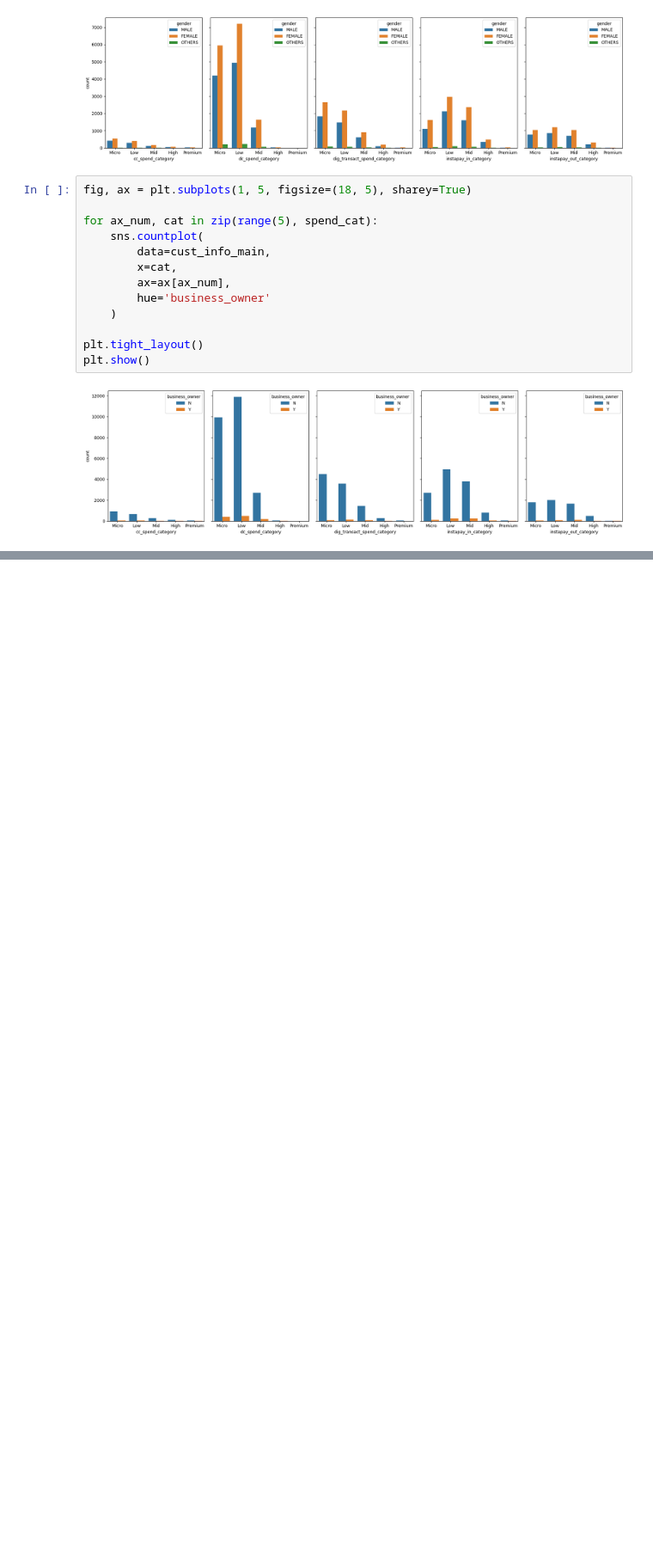
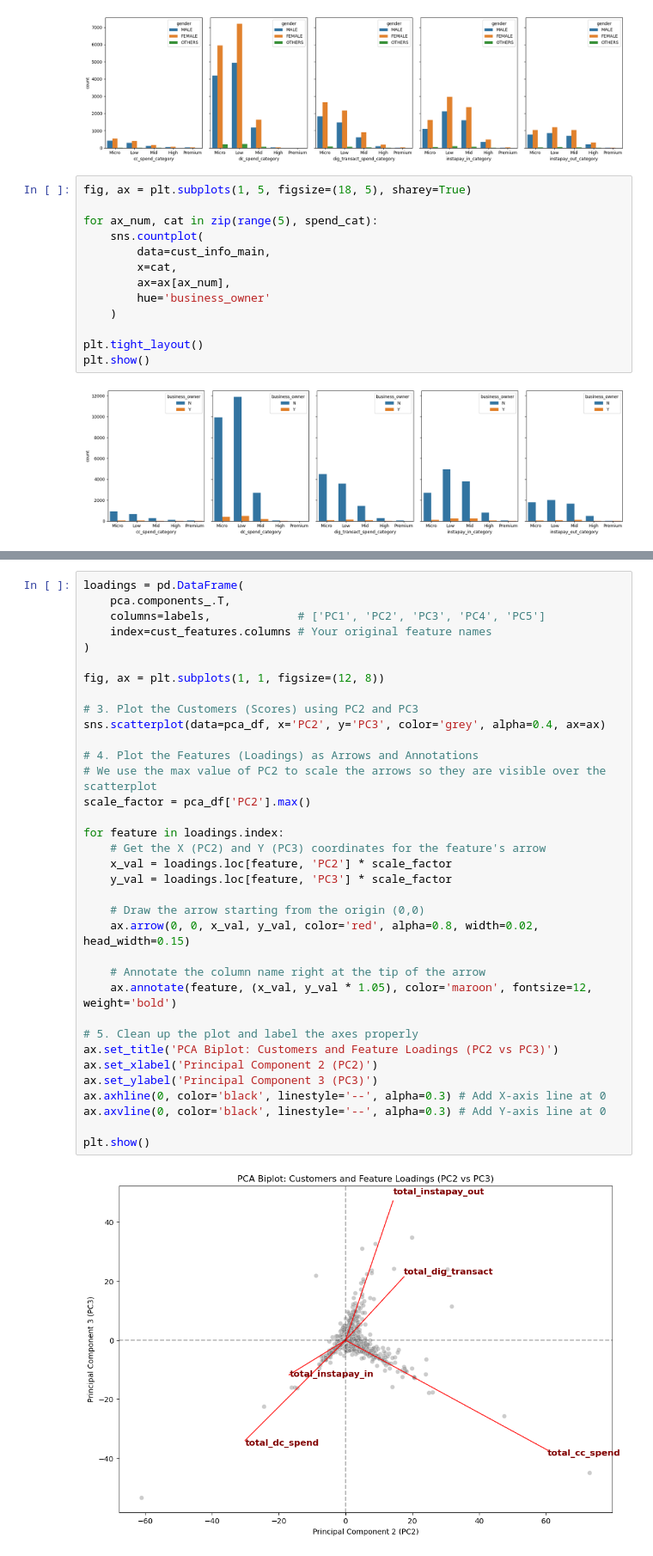
Before and after one commit to drksz/bank-customer-segmentation, a Jupyter notebook: EDA.ipynb, the cells around one changed output, grey strips where cells are left out. Shown at 86% size. Cells and saved outputs as stored; diff of their text form; blank space fills up the shorter version.

```diff
--- a/EDA.ipynb
+++ b/EDA.ipynb
@@ -406,0 +486,37 @@ plt.show()
+# %%
+loadings = pd.DataFrame(
+    pca.components_.T,
+    columns=labels,             # ['PC1', 'PC2', 'PC3', 'PC4', 'PC5']
+    index=cust_features.columns # Your original feature names
+)
+
+fig, ax = plt.subplots(1, 1, figsize=(12, 8))
+
+# 3. Plot the Customers (Scores) using PC2 and PC3
+sns.scatterplot(data=pca_df, x='PC2', y='PC3', color='grey', alpha=0.4, ax=ax)
+
+# 4. Plot the Features (Loadings) as Arrows and Annotations
+# We use the max value of PC2 to scale the arrows so they are visible over the scatterplot
+scale_factor = pca_df['PC2'].max()
+
+for feature in loadings.index:
+    # Get the X (PC2) and Y (PC3) coordinates for the feature's arrow
+    x_val = loadings.loc[feature, 'PC2'] * scale_factor
+    y_val = loadings.loc[feature, 'PC3'] * scale_factor
+
+    # Draw the arrow starting from the origin (0,0)
+    ax.arrow(0, 0, x_val, y_val, color='red', alpha=0.8, width=0.02, head_width=0.15)
+
+    # Annotate the column name right at the tip of the arrow
+    ax.annotate(feature, (x_val, y_val * 1.05), color='maroon', fontsize=12, weight='bold')
+
+# 5. Clean up the plot and label the axes properly
+ax.set_title('PCA Biplot: Customers and Feature Loadings (PC2 vs PC3)')
+ax.set_xlabel('Principal Component 2 (PC2)')
+ax.set_ylabel('Principal Component 3 (PC3)')
+ax.axhline(0, color='black', linestyle='--', alpha=0.3) # Add X-axis line at 0
+ax.axvline(0, color='black', linestyle='--', alpha=0.3) # Add Y-axis line at 0
+
+plt.show()
+# %% [output]
+[figure, added]
```
Also changed, not shown: parts of 10 cells of this notebook.
